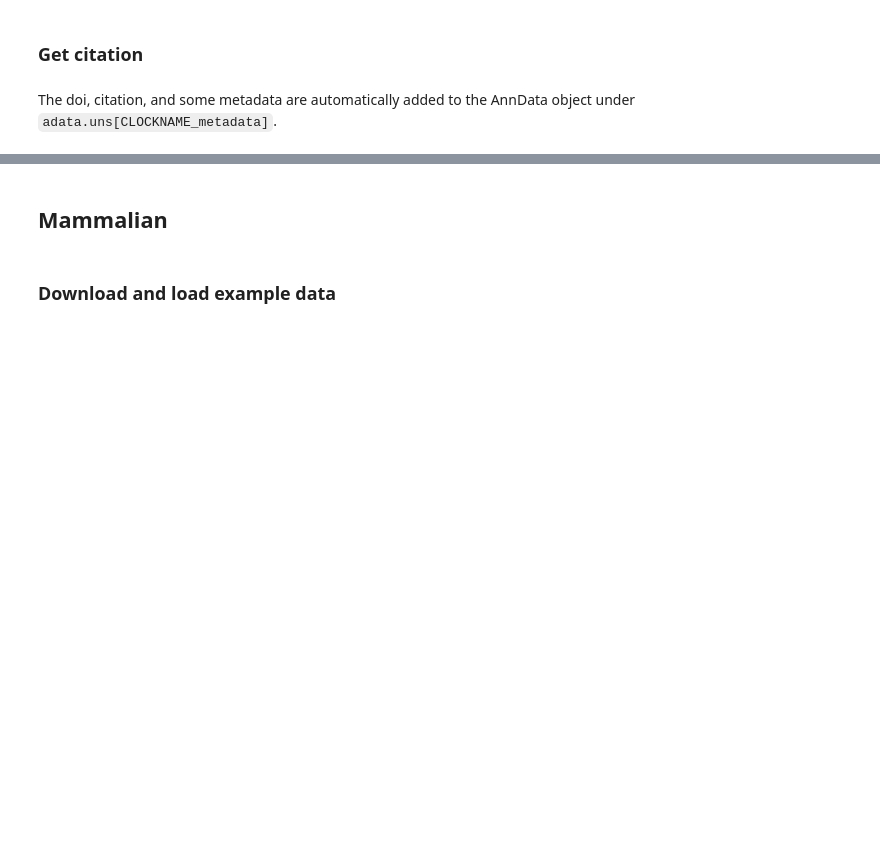
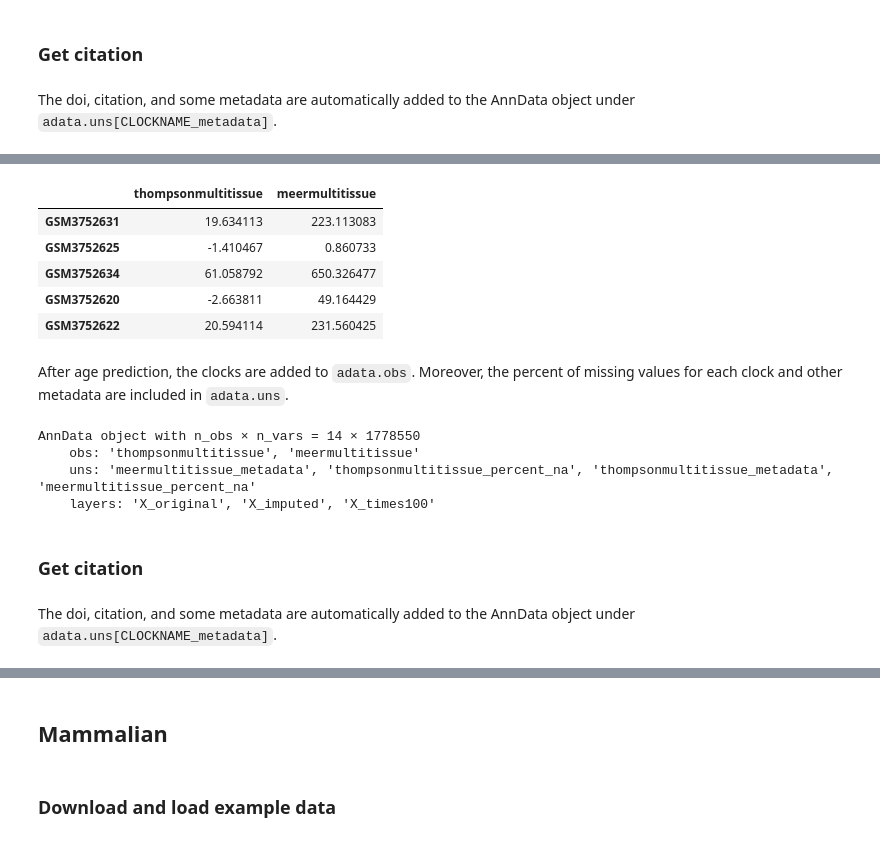
Before and after one commit to rsinghlab/pyaging, a Jupyter notebook: tutorials/tutorial_dnam.ipynb, the cells around one changed output, grey strips where cells are left out. Saved outputs shown, nothing was run; the diff lists cells and outputs as text; code cells hidden in the pictures; blank space fills up the shorter version.

```diff
--- a/tutorials/tutorial_dnam.ipynb
+++ b/tutorials/tutorial_dnam.ipynb
@@ -179,0 +275,22 @@ adata.uns['pcgrimage_metadata']
+# %%
+adata.obs.head()
+# %% [output]
+|  | thompsonmultitissue | meermultitissue |
+| GSM3752631 | 19.634113 | 223.113083 |
+| GSM3752625 | -1.410467 | 0.860733 |
+| GSM3752634 | 61.058792 | 650.326477 |
+| GSM3752620 | -2.663811 | 49.164429 |
+| GSM3752622 | 20.594114 | 231.560425 |
+# %% [markdown]
+After age prediction, the clocks are added to `adata.obs`. Moreover, the percent of missing values for each clock and other metadata are included in `adata.uns`.
+# %%
+adata
+# %% [output]
+AnnData object with n_obs × n_vars = 14 × 1778550
+    obs: 'thompsonmultitissue', 'meermultitissue'
+    uns: 'meermultitissue_metadata', 'thompsonmultitissue_percent_na', 'thompsonmultitissue_metadata', 'meermultitissue_percent_na'
+    layers: 'X_original', 'X_imputed', 'X_times100'
+# %% [markdown]
+### Get citation
+# %% [markdown]
+The doi, citation, and some metadata are automatically added to the AnnData object under `adata.uns[CLOCKNAME_metadata]`.
```
Also changed, not shown: parts of 29 cells of this notebook, 11 other files.
